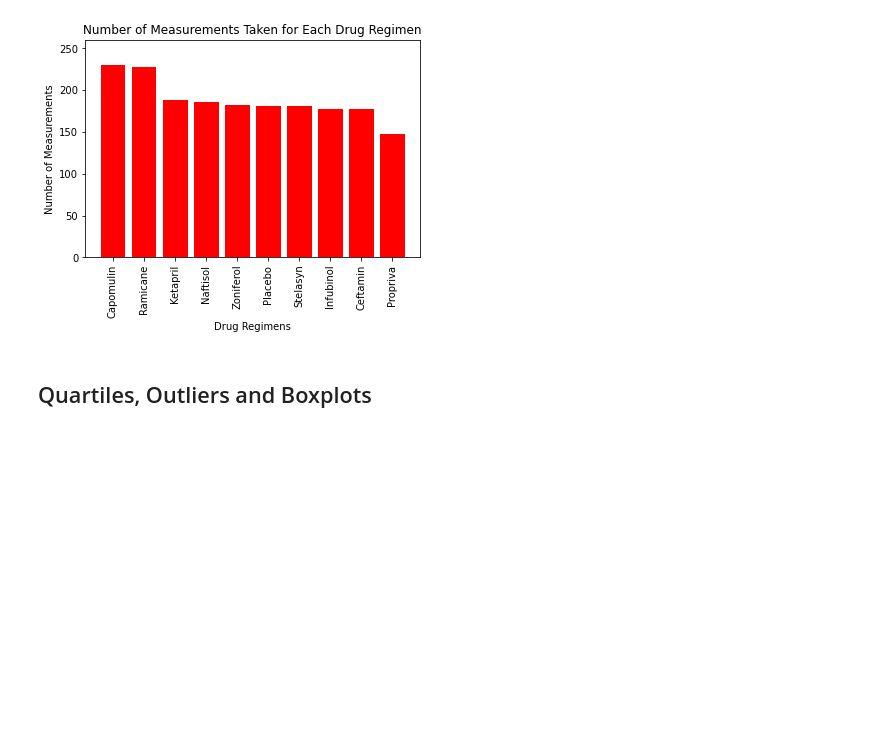
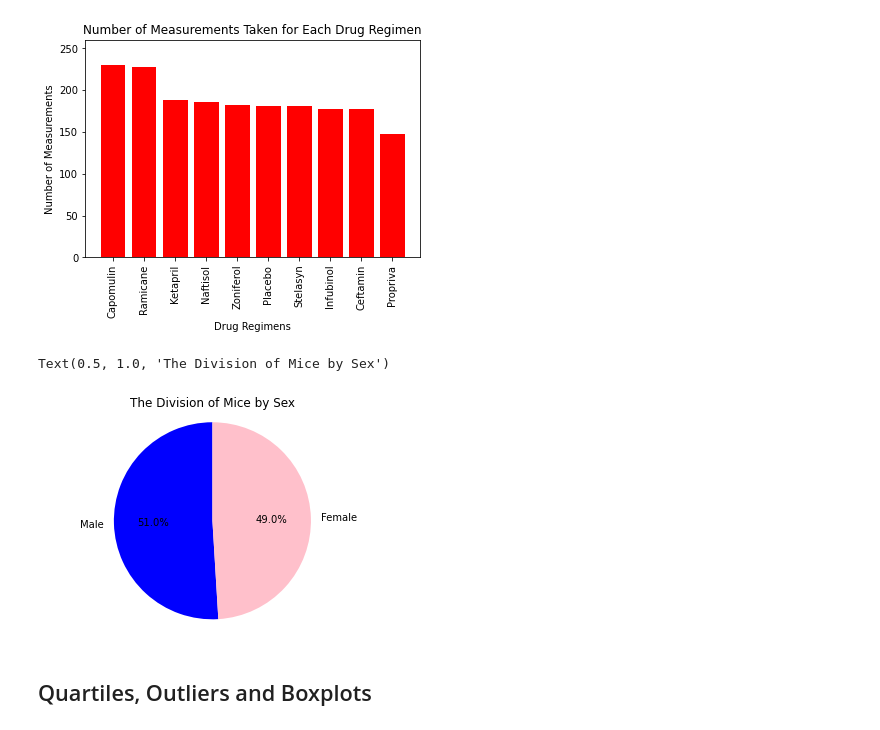
Before and after one commit to zsowen/Matplotlib_Challenge, a Jupyter notebook: Pymaceuticals/pymaceuticals.ipynb, the cells around one changed output. Cells and saved outputs as stored; diff of their text form; code cells hidden in the pictures; blank space fills up the shorter version.

Commit message:
Pyplot Pie Chart Added

```diff
--- a/Pymaceuticals/pymaceuticals.ipynb
+++ b/Pymaceuticals/pymaceuticals.ipynb
@@ -152,3 +150,25 @@ Text(0, 0.5, 'Number of Measurements')
+# %%
+# Generate a pie plot showing the distribution of female versus male mice using pyplot
+#Count number of Male and Female Mice
+data = cleaned_data["Sex"].value_counts()
+
+#Create labels for our chart
+labels = ["Male", "Female"]
+
+#Set the colors of each section of the pie chart
+colors = ["blue", "pink"]
+
+#Plot the data in a Pie Chart
+plt.pie(data, labels=labels, colors=colors, autopct="%1.1f%%", startangle=90)
+
+#Tell matplotlib to create a chart with equal axes
+plt.axis('equal')
+
+#Give the chart a Title
+plt.title("The Division of Mice by Sex")
+# %% [output]
+Text(0.5, 1.0, 'The Division of Mice by Sex')
+[figure, added]
 # %% [markdown]
 ## Quartiles, Outliers and Boxplots
 # %%
```
Also changed, not shown: parts of 1 cell of this notebook.
